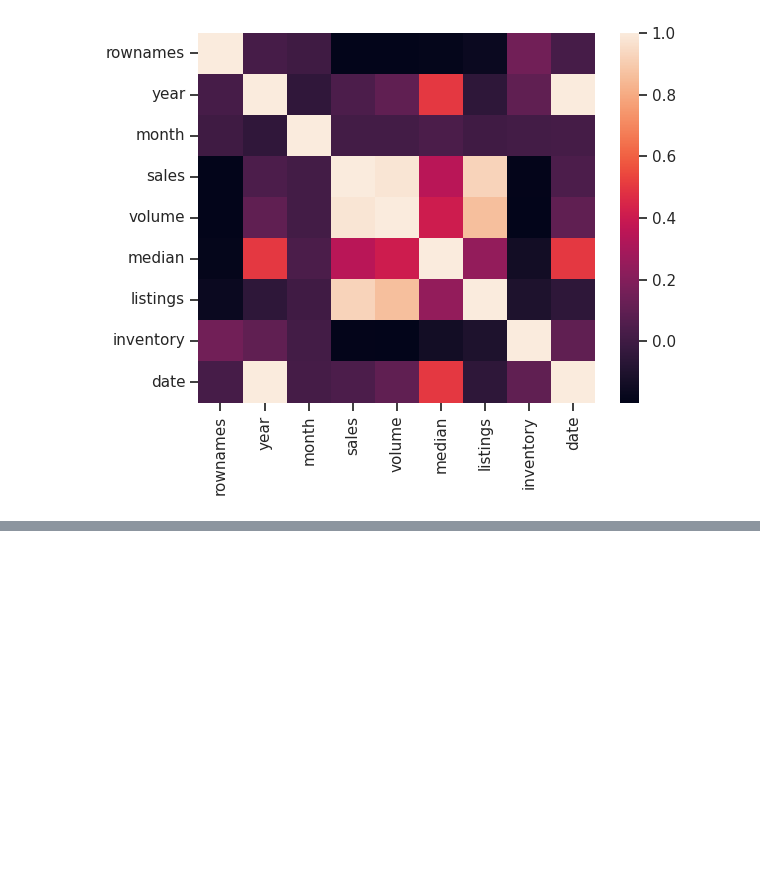
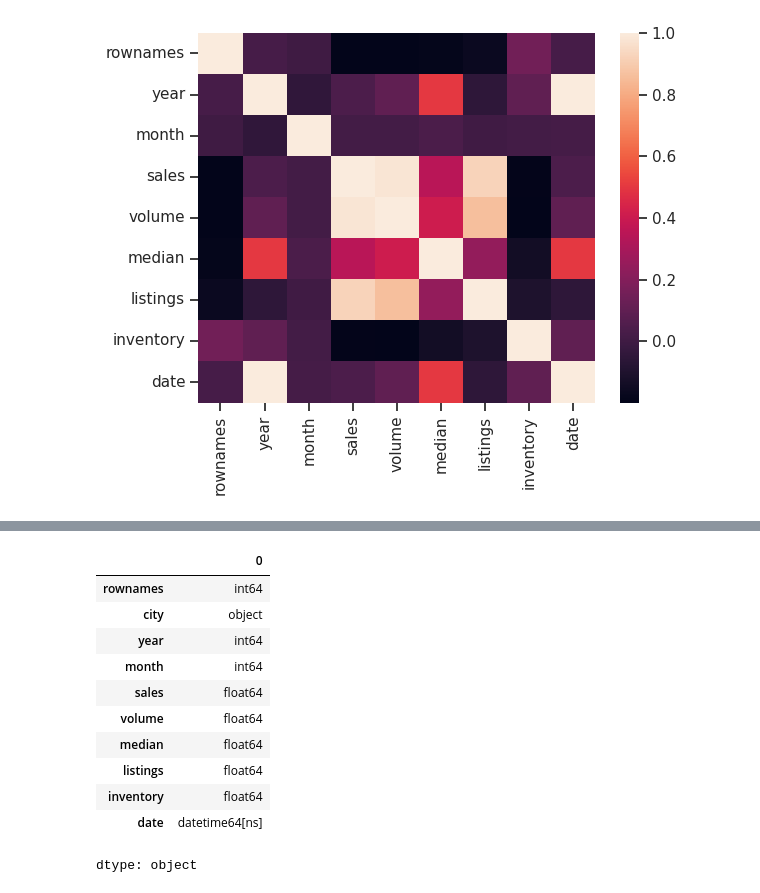
Before and after one commit to Abiramibeeyou/Exploratory-Data-Analysis, a Jupyter notebook: module2.ipynb, the cells around one changed output, grey strips where cells are left out. Saved outputs shown, nothing was run; the diff lists cells and outputs as text; code cells hidden in the pictures; blank space fills up the shorter version.

```diff
--- a/module2.ipynb
+++ b/module2.ipynb
@@ -1208,0 +1402,16 @@ sns.heatmap(correlation,xticklabels=correlation.columns,
+# %%
+#3. The data types of each column in our dtf dataframe:
+dtf.dtypes
+# %% [output]
+|  | 0 |
+| rownames | int64 |
+| city | object |
+| year | int64 |
+| month | int64 |
+| sales | float64 |
+| volume | float64 |
+| median | float64 |
+| listings | float64 |
+| inventory | float64 |
+| date | datetime64[ns] |
+dtype: object
```
Also changed, not shown: parts of 28 cells of this notebook.
